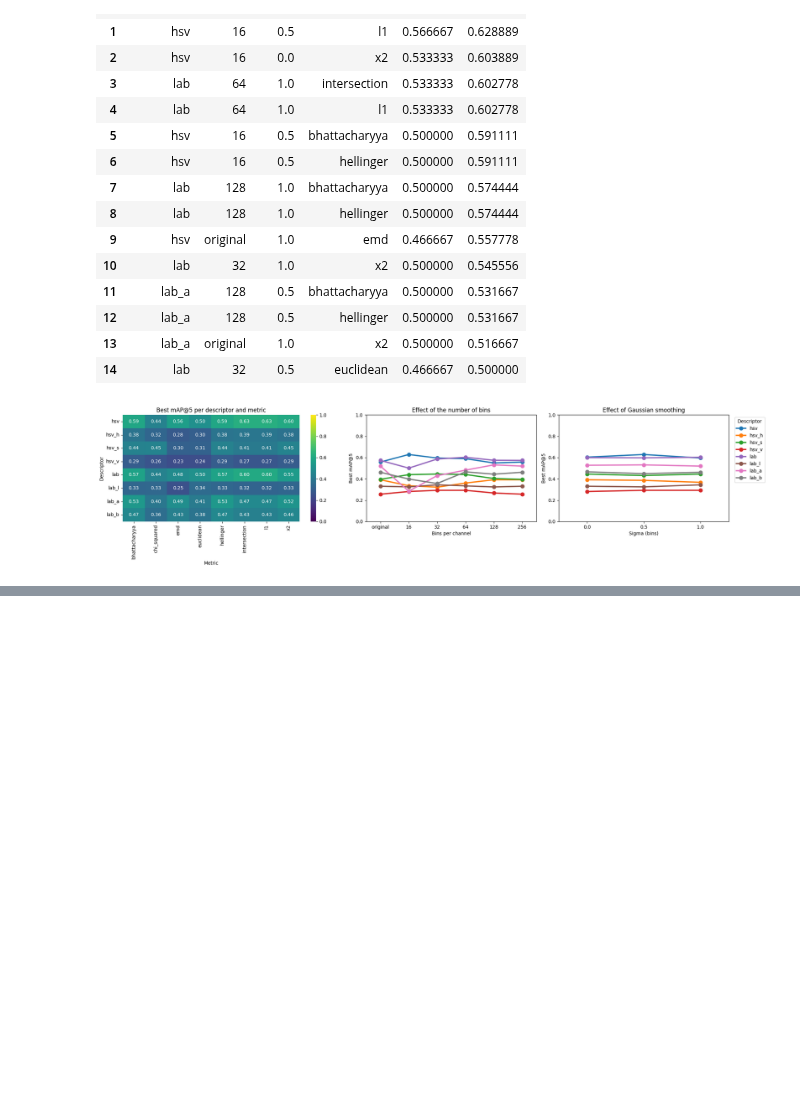
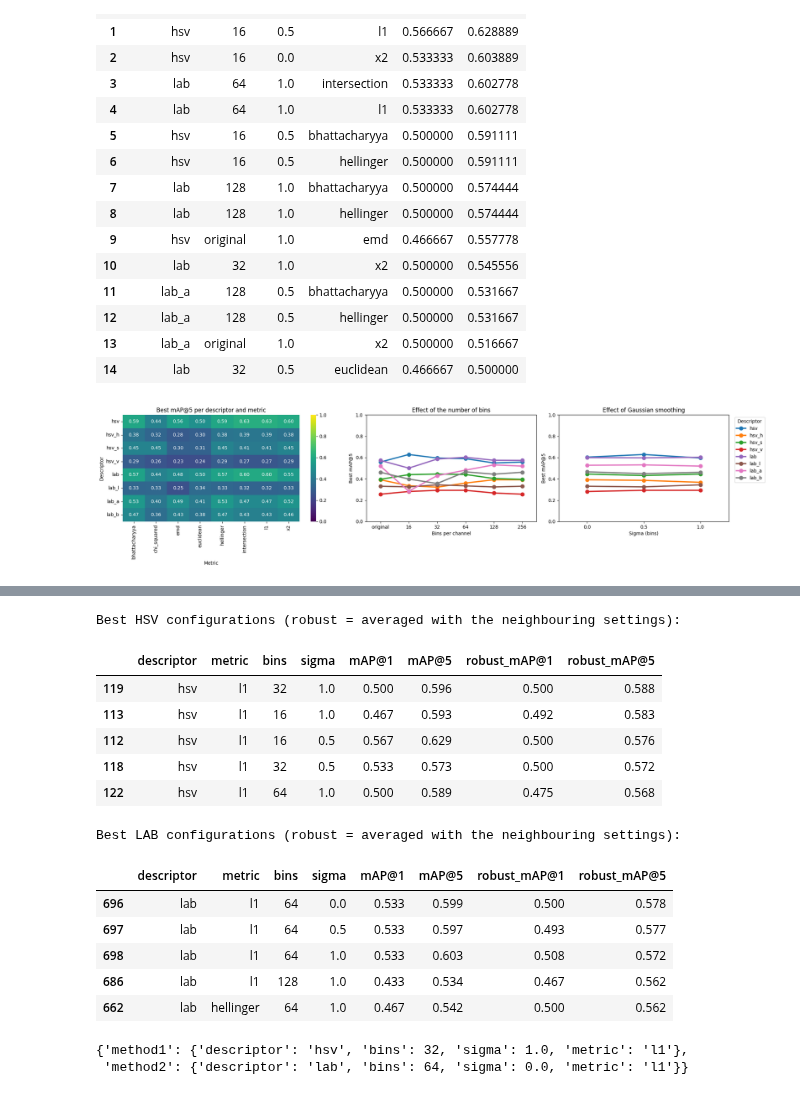
Before and after one commit to MCV-2026-C1-Project/Team-3, a Jupyter notebook: common_descriptors.ipynb, the cells around one changed output, grey strips where cells are left out. Cells and saved outputs as stored; diff of their text form; code cells hidden in the pictures; blank space fills up the shorter version.

Commit message:
best methods

```diff
--- a/common_descriptors.ipynb
+++ b/common_descriptors.ipynb
@@ -789,0 +797,60 @@ plt.show()
+# %%
+import re
+
+BIN_ORDER = ["original", "16", "32", "64", "128", "256"]
+SIGMA_ORDER = [0, 0.5, 1.0]
+DUPLICATES = ["intersection", "bhattacharyya"]     # they rank exactly like l1 and hellinger
+
+
+def add_robust_scores(df):
+    table = df.set_index(["descriptor", "metric", "bins", "sigma"])[["mAP@1", "mAP@5"]].sort_index()
+    robust = []
+    for descriptor, metric, bins, sigma in table.index:
+        b, s = BIN_ORDER.index(bins), SIGMA_ORDER.index(sigma)
+        cells = [(b, s)]
+        cells += [(b + d, s) for d in (-1, 1) if 0 <= b + d < len(BIN_ORDER)]
+        cells += [(b, s + d) for d in (-1, 1) if 0 <= s + d < len(SIGMA_ORDER)]
+        values = [table.loc[(descriptor, metric, BIN_ORDER[i], SIGMA_ORDER[j])].to_numpy() for i, j in cells]
+        robust.append(np.mean(values, axis=0))
+    robust = np.array(robust)
+
+    out = table.reset_index()
+    out["robust_mAP@1"], out["robust_mAP@5"] = robust[:, 0], robust[:, 1]
+    return out
+# %%
+df_robust = add_robust_scores(df_results)
+candidates = df_robust[~df_robust["metric"].isin(DUPLICATES)]
+SORT = ["robust_mAP@5", "robust_mAP@1"]
+
+for descriptor in ["hsv", "lab"]:
+    print(f"Best {descriptor.upper()} configurations (robust = averaged with the neighbouring settings):")
+    display(candidates[candidates["descriptor"] == descriptor].sort_values(SORT, ascending=False).head(5).round(3))
+
+
+def best_of(descriptor):
+    r = candidates[candidates["descriptor"] == descriptor].sort_values(SORT, ascending=False).iloc[0]
+    return {"descriptor": descriptor,
+            "bins": None if r["bins"] == "original" else int(r["bins"]),
+            "sigma": float(r["sigma"]),
+            "metric": r["metric"]}
+
+
+METHODS = {"method1": best_of("hsv"), "method2": best_of("lab")}
+METHODS
+# %% [output]
+Best HSV configurations (robust = averaged with the neighbouring settings):
+|  | descriptor | metric | bins | sigma | mAP@1 | mAP@5 | robust_mAP@1 | robust_mAP@5 |
+| 119 | hsv | l1 | 32 | 1.0 | 0.500 | 0.596 | 0.500 | 0.588 |
+| 113 | hsv | l1 | 16 | 1.0 | 0.467 | 0.593 | 0.492 | 0.583 |
+| 112 | hsv | l1 | 16 | 0.5 | 0.567 | 0.629 | 0.500 | 0.576 |
+| 118 | hsv | l1 | 32 | 0.5 | 0.533 | 0.573 | 0.500 | 0.572 |
+| 122 | hsv | l1 | 64 | 1.0 | 0.500 | 0.589 | 0.475 | 0.568 |
+Best LAB configurations (robust = averaged with the neighbouring settings):
+|  | descriptor | metric | bins | sigma | mAP@1 | mAP@5 | robust_mAP@1 | robust_mAP@5 |
+| 696 | lab | l1 | 64 | 0.0 | 0.533 | 0.599 | 0.500 | 0.578 |
+| 697 | lab | l1 | 64 | 0.5 | 0.533 | 0.597 | 0.493 | 0.577 |
+| 698 | lab | l1 | 64 | 1.0 | 0.533 | 0.603 | 0.508 | 0.572 |
+| 686 | lab | l1 | 128 | 1.0 | 0.433 | 0.534 | 0.467 | 0.562 |
+| 662 | lab | hellinger | 64 | 1.0 | 0.467 | 0.542 | 0.500 | 0.562 |
+{'method1': {'descriptor': 'hsv', 'bins': 32, 'sigma': 1.0, 'metric': 'l1'},
+ 'method2': {'descriptor': 'lab', 'bins': 64, 'sigma': 0.0, 'metric': 'l1'}}
```
Also changed, not shown: parts of 7 cells of this notebook, 1 other file.
